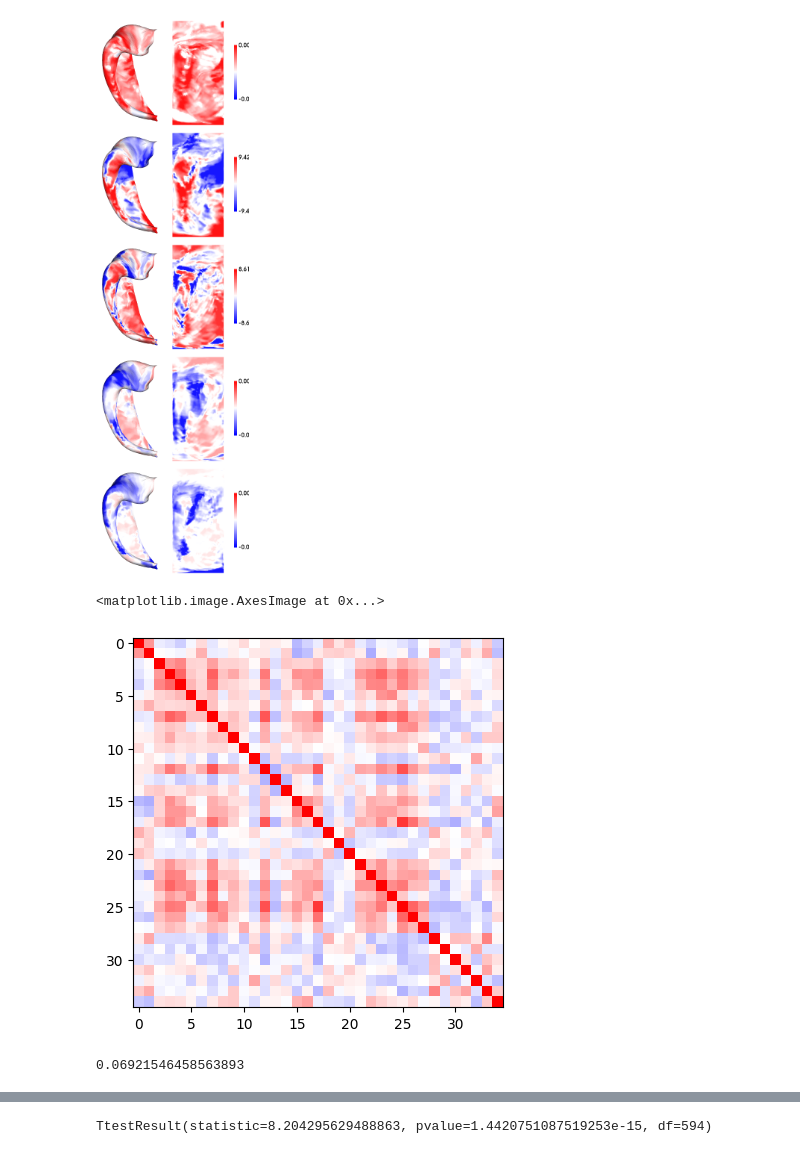
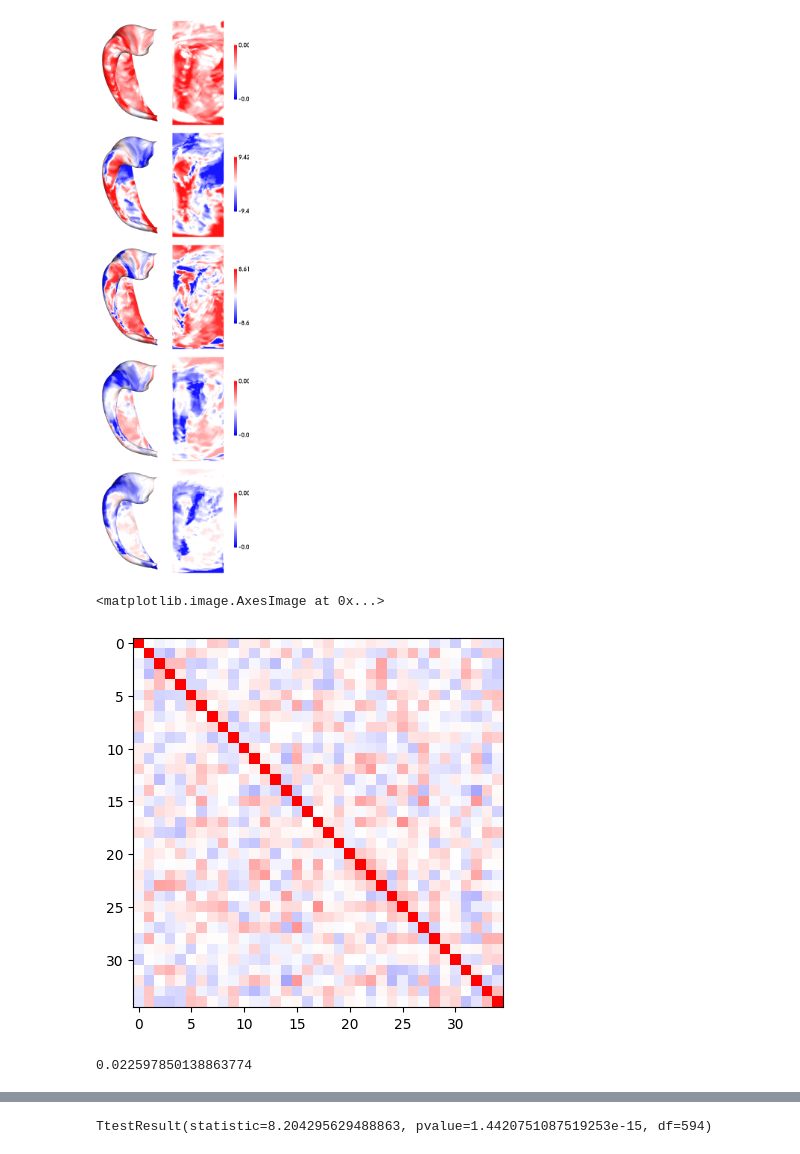
Before and after one commit to scowieson/HippocampalTLE, a Jupyter notebook: TLE-HC_volumetric.ipynb, the cells around one changed output, grey strips where cells are left out. Cells and saved outputs as stored; diff of their text form; code cells hidden in the pictures.

```diff
--- a/TLE-HC_volumetric.ipynb
+++ b/TLE-HC_volumetric.ipynb
@@ -192,12 +192,12 @@ hm.plotting.surfplot_canonical_foldunfold(ipsilateralCtrl[:,:5,1], color_bar=('r
 # %% [output]
 [figure]
 # %%
-R = np.corrcoef(ipsilateralCtrl[:,:,1].T)
+R = np.corrcoef(ipsilateralCtrl[:,:,0].T)
 plt.imshow(R, cmap='bwr', vmin=-1, vmax=1)
 # %% [output]
 <matplotlib.image.AxesImage at 0x...>
-[figure, old version]
+[figure, new version]
 # %%
 np.mean(R[np.triu_indices(len(PX),k=1)])
 # %% [output]
-0.06921546458563893
+0.022597850138863774
```
Also changed, not shown: parts of 6 cells of this notebook, 2 other files.
